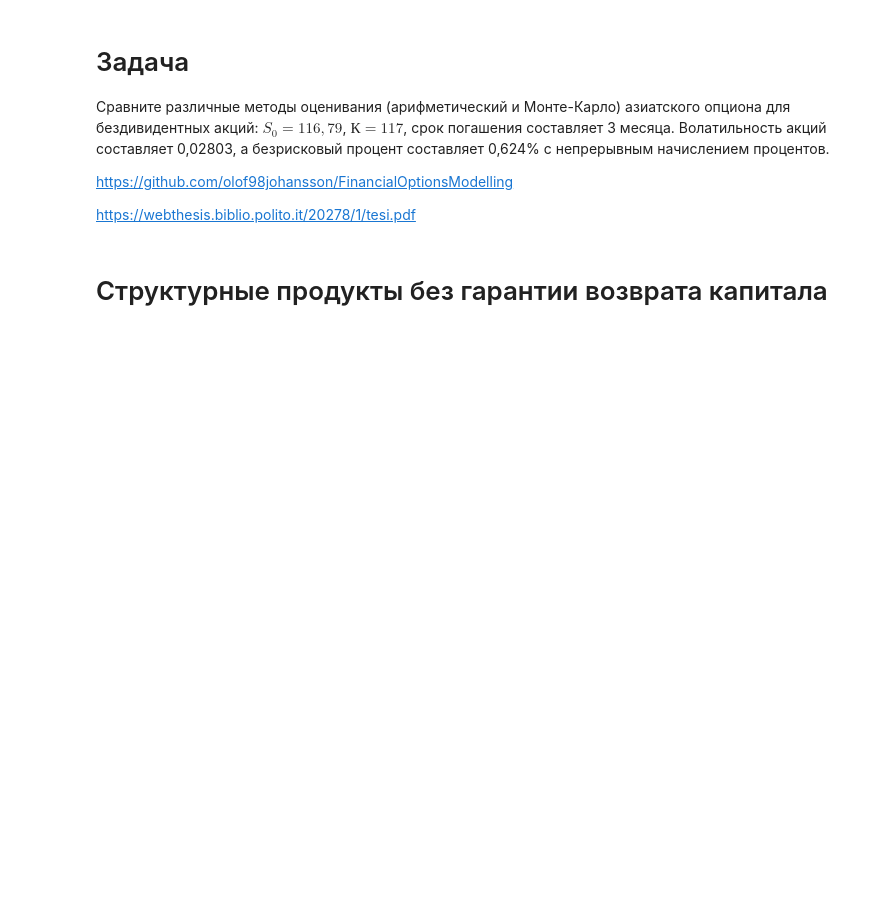
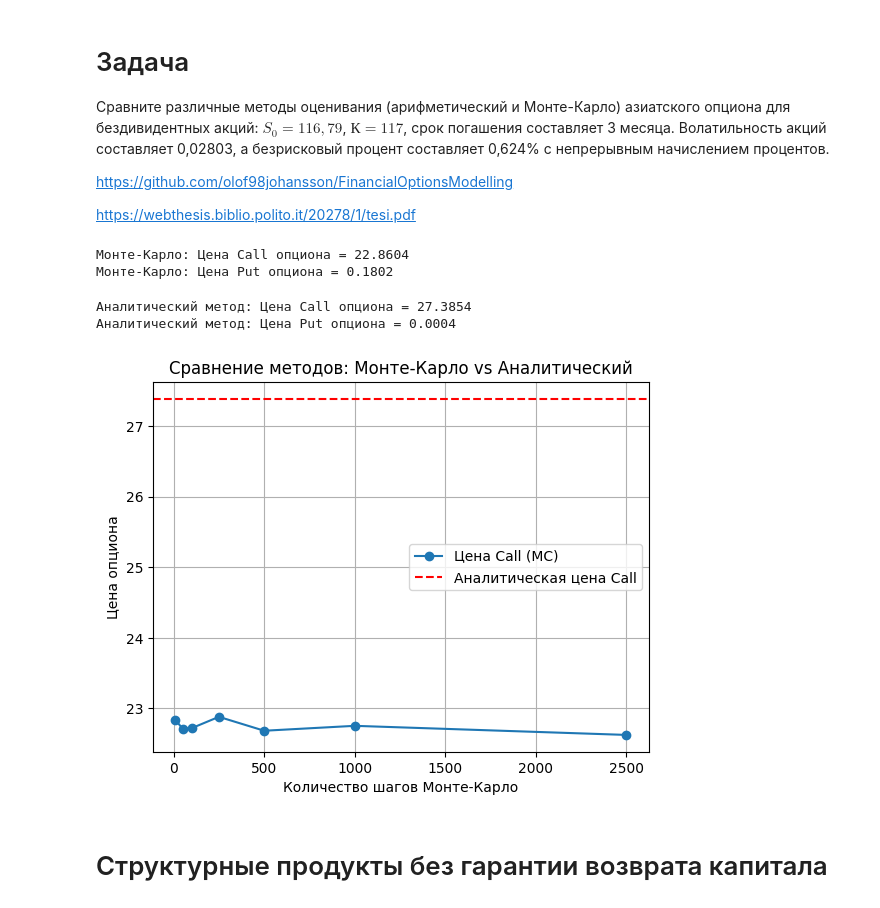
Before and after one commit to Kasymkhankhubiyev/Sirius-Uni, a Jupyter notebook: HybridFinancialInstruments/lab_2c_GSFP.ipynb, the cells around one changed output. Drawn from its saved outputs; the diff is of its cells as text; code cells hidden in the pictures; blank space fills up the shorter version.

```diff
--- a/HybridFinancialInstruments/lab_2c_GSFP.ipynb
+++ b/HybridFinancialInstruments/lab_2c_GSFP.ipynb
@@ -534,3 +532,80 @@ https://webthesis.biblio.polito.it/20278/1/tesi.pdf
+# %%
+# ваш код
+S0 = 116.79
+K = 117
+T = 90
+sigma = 0.02803
+r = 0.00624
+N = 10000
+M = 50
+# %%
+# Генерация траекторий базового актива
+dt = T / M
+np.random.seed(42)
+Z = np.random.normal(0, 1, (N, M))  # случайные числа
+S = np.zeros((N, M + 1))
+S[:, 0] = S0
+
+for t in range(1, M + 1):
+    S[:, t] = S[:, t - 1] * np.exp((r - 0.5 * sigma**2) * dt + sigma * np.sqrt(dt) * Z[:, t - 1])
+
+# Расчет средней цены
+S_avg = S.mean(axis=1)
+
+# Выплаты опциона (Call и Put)
+payoff_call = np.maximum(S_avg - K, 0)
+payoff_put = np.maximum(K - S_avg, 0)
+
+# Дисконтированные стоимости
+price_call_mc = np.exp(-r * T) * payoff_call.mean()
+price_put_mc = np.exp(-r * T) * payoff_put.mean()
+
+print(f"Монте-Карло: Цена Call опциона = {price_call_mc:.4f}")
+print(f"Монте-Карло: Цена Put опциона = {price_put_mc:.4f}")
+# %% [output]
+Монте-Карло: Цена Call опциона = 22.8604
+Монте-Карло: Цена Put опциона = 0.1802
+# %%
+vol_eff = sigma / np.sqrt(3)
+S_avg_geom = S0 * np.exp(-0.5 * sigma**2 * T / 2)
+d1 = (np.log(S_avg_geom / K) + (r + 0.5 * vol_eff**2) * T) / (vol_eff * np.sqrt(T))
+d2 = d1 - vol_eff * np.sqrt(T)
+
+price_call_analytic = S_avg_geom * norm.cdf(d1) - K * np.exp(-r * T) * norm.cdf(d2)
+price_put_analytic = K * np.exp(-r * T) * norm.cdf(-d2) - S_avg_geom * norm.cdf(-d1)
+
+print(f"Аналитический метод: Цена Call опциона = {np.exp(-r * T) * price_call_analytic:.4f}")
+print(f"Аналитический метод: Цена Put опциона = {np.exp(-r * T) * price_put_analytic:.4f}")
+# %% [output]
+Аналитический метод: Цена Call опциона = 27.3854
+Аналитический метод: Цена Put опциона = 0.0004
+# %%
+n_steps = [10, 50, 100, 250, 500, 1000, 2500]
+mc_prices = []
+
+for steps in n_steps:
+    dt = T / steps
+    S = np.zeros((N, steps + 1))
+    S[:, 0] = S0
+    Z = np.random.normal(0, 1, (N, steps))
+
+    for t in range(1, steps + 1):
+        S[:, t] = S[:, t - 1] * np.exp((r - 0.5 * sigma**2) * dt + sigma * np.sqrt(dt) * Z[:, t - 1])
+
+    S_avg = S.mean(axis=1)
+    payoff_call = np.maximum(S_avg - K, 0)
+    mc_prices.append(np.exp(-r * T) * payoff_call.mean())
+
+plt.plot(n_steps, mc_prices, marker='o', label="Цена Call (MC)")
+plt.axhline(y=np.exp(-r * T) * price_call_analytic, color='r', linestyle='--', label="Аналитическая цена Call")
+plt.xlabel("Количество шагов Монте-Карло")
+plt.ylabel("Цена опциона")
+plt.legend()
+plt.title("Сравнение методов: Монте-Карло vs Аналитический")
+plt.grid(True)
+plt.show()
+# %% [output]
+[figure, added]
 # %% [markdown]
 # Структурные продукты без гарантии возврата капитала
 # %% [markdown]
```
Also changed, not shown: parts of 13 cells of this notebook.
